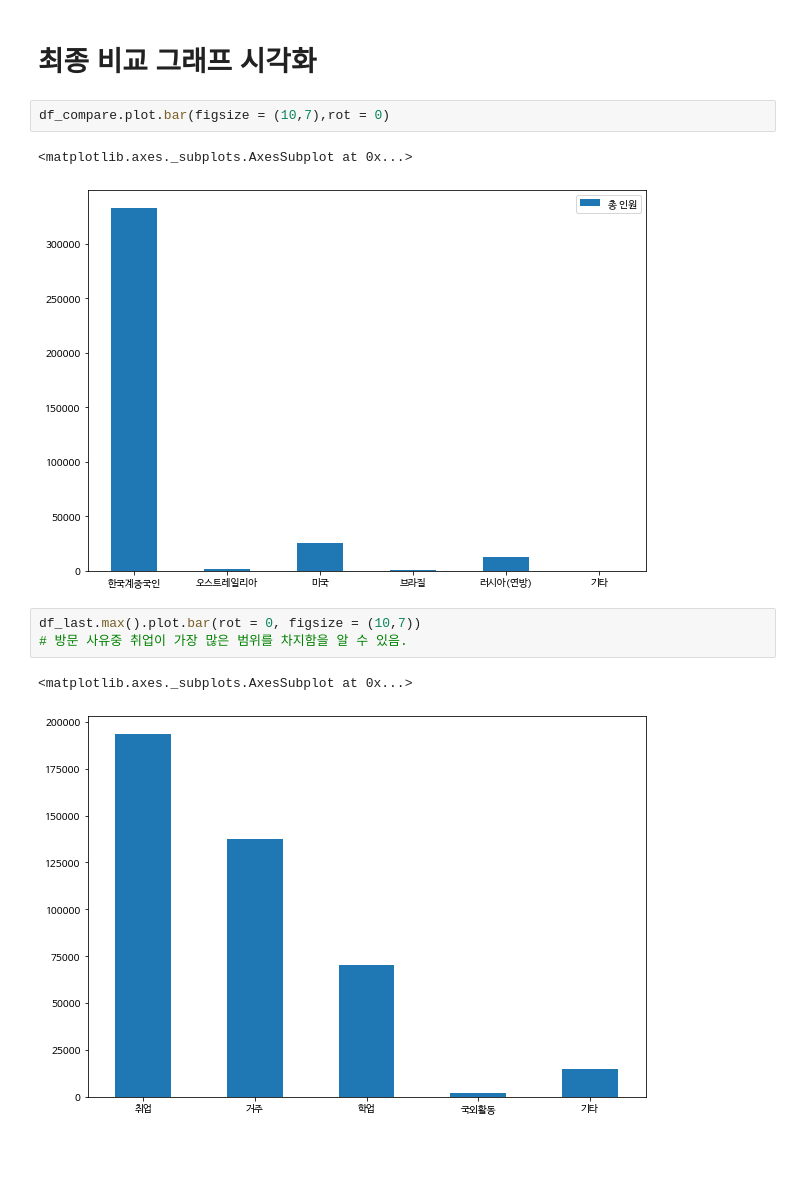
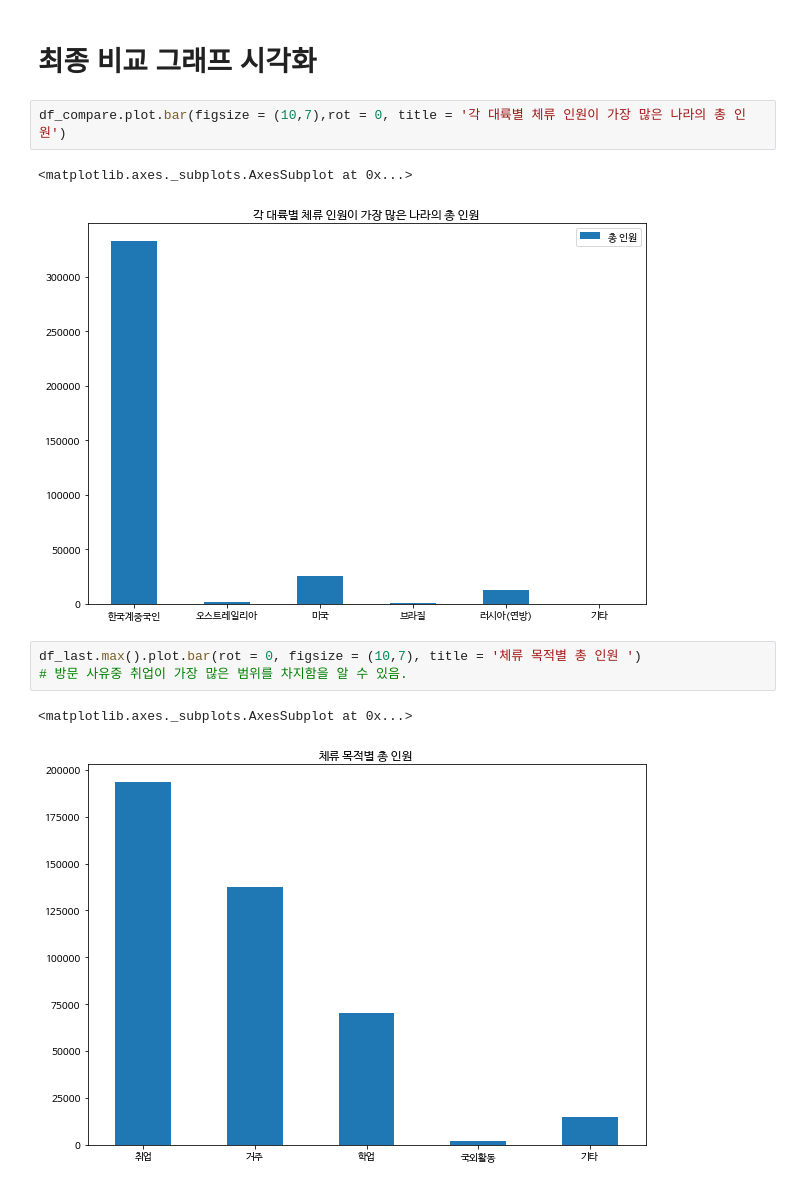
Before and after one commit to SonHyeok/Foreigner-in-korea, a Jupyter notebook: Foreigner.ipynb, the cells around one changed output. Drawn from its saved outputs; the diff is of its cells as text; blank space fills up the shorter version.

```diff
--- a/Foreigner.ipynb
+++ b/Foreigner.ipynb
@@ -948,13 +928,13 @@ df_compare = pd.DataFrame(compare_data)
 # %% [markdown]
 # 최종 비교 그래프 시각화
 # %%
-df_compare.plot.bar(figsize = (10,7),rot = 0)
+df_compare.plot.bar(figsize = (10,7),rot = 0, title = '각 대륙별 체류 인원이 가장 많은 나라의 총 인원')
 # %% [output]
 <matplotlib.axes._subplots.AxesSubplot at 0x...>
-[figure, old version]
+[figure, new version]
 # %%
-df_last.max().plot.bar(rot = 0, figsize = (10,7))
+df_last.max().plot.bar(rot = 0, figsize = (10,7), title = '체류 목적별 총 인원 ')
 # 방문 사유중 취업이 가장 많은 범위를 차지함을 알 수 있음.
 # %% [output]
 <matplotlib.axes._subplots.AxesSubplot at 0x...>
-[figure, old version]
+[figure, new version]
```
Also changed, not shown: parts of 14 cells of this notebook.
